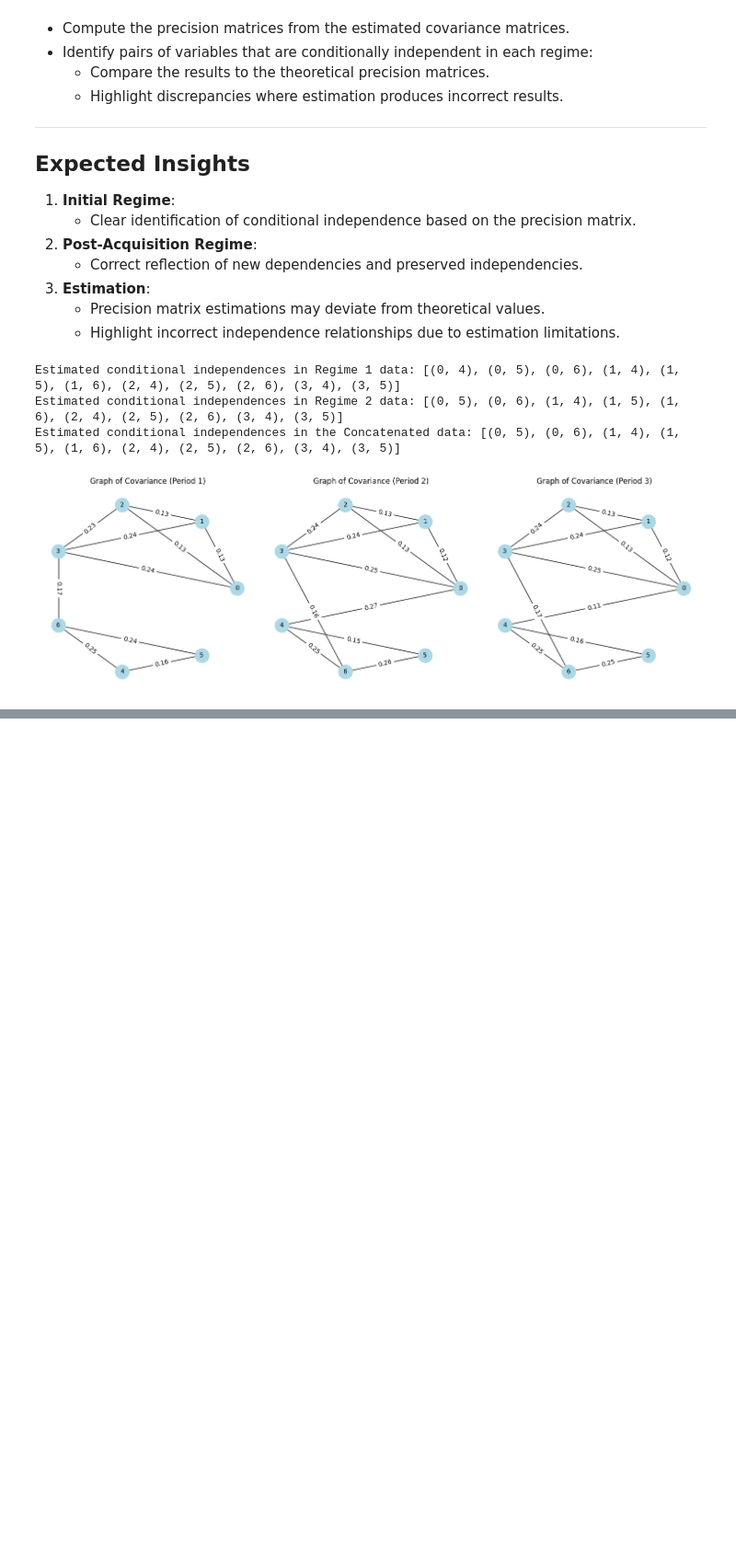
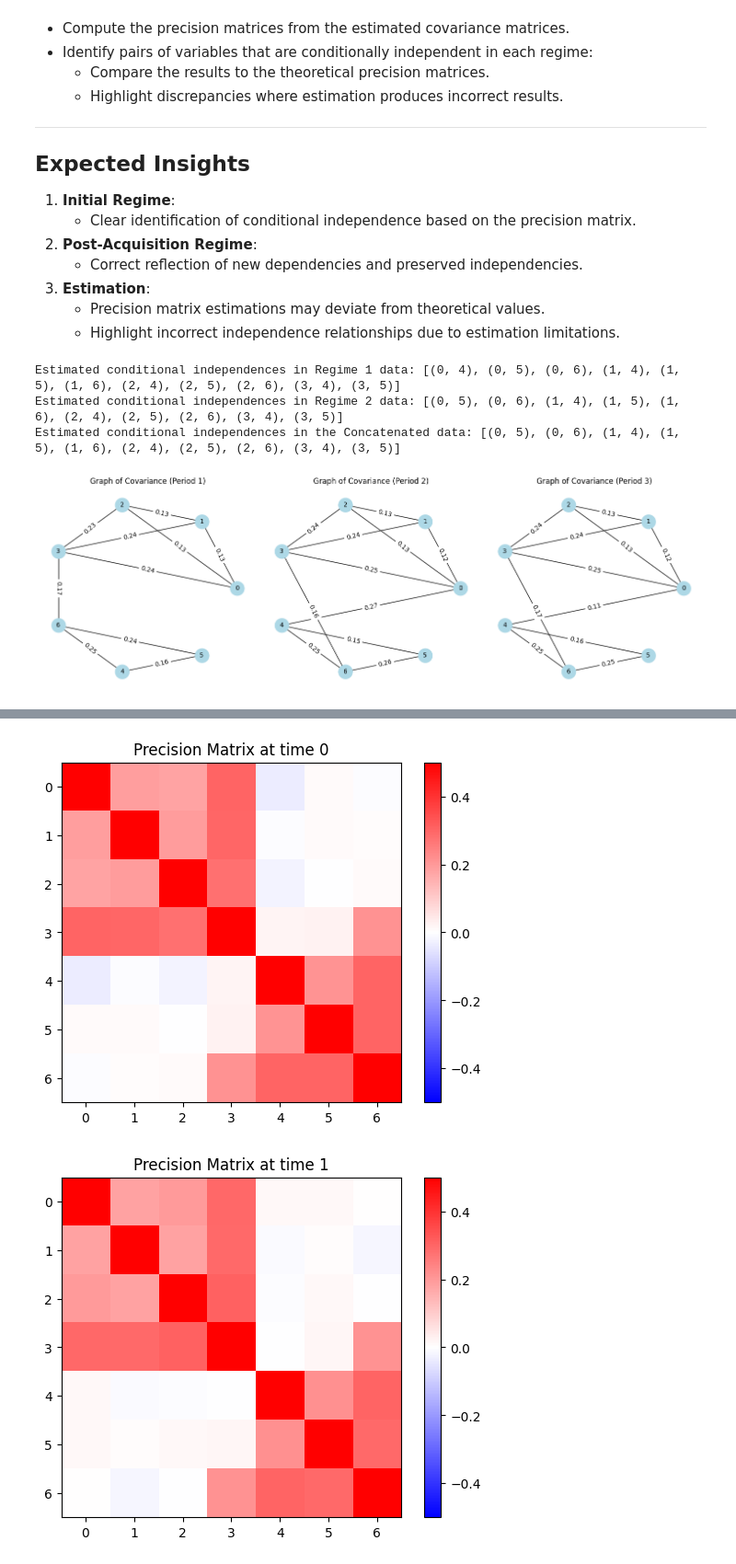
Before and after one commit to AlaaBouattour/TVGL-in-python, a Jupyter notebook: Examples/data_generation_v2.ipynb, the cells around one changed output, grey strips where cells are left out. Shown: that part at 92% size. Drawn from its saved outputs; the diff is of its cells as text; code cells hidden in the pictures; blank space fills up the shorter version.

```diff
--- a/Examples/data_generation_v2.ipynb
+++ b/Examples/data_generation_v2.ipynb
@@ -220,0 +237,25 @@ plot_graph([prec_est_1, prec_est_2, prec_est_concat], threshold=0.01)
+# %%
+S = []
+n_list = []
+for i in range(T):
+    segment = data_splits[i]
+    n_i = segment.shape[0]
+    n_list.append(n_i)
+    # Empirical covariance. Use rowvar=False so each column is a variable
+    cov_i = np.cov(segment, rowvar=False)
+    S.append(cov_i)
+# %%
+import tvgl_solver
+penalty_function = tvgl_solver.element_wise
+# %%
+lambda_ = 0.01  # L1 regularization (sparsity)
+beta = 0.1      # Smoothness regularization
+Thetas_estimated = tvgl_solver.solve_time_varying_graphical_lasso(
+    S=S,
+    n_list=n_list,
+    lambda_=lambda_,
+    beta=beta,
+    penalty_function=penalty_function,
+    p=p,
+    T=T
+)
@@ -220,0 +280,12 @@ plot_graph([prec_est_1, prec_est_2, prec_est_concat], threshold=0.01)
+# %%
+import matplotlib.pyplot as plt
+
+for t, theta in enumerate(Thetas_estimated):
+    plt.figure()
+    plt.imshow(theta, cmap='bwr', vmin=-0.5, vmax=0.5)
+    plt.colorbar()
+    plt.title(f"Precision Matrix at time {t}")
+    plt.show()
+# %% [output]
+[figure, added]
+[figure, added]
```
Also changed, not shown: parts of 6 cells of this notebook.
